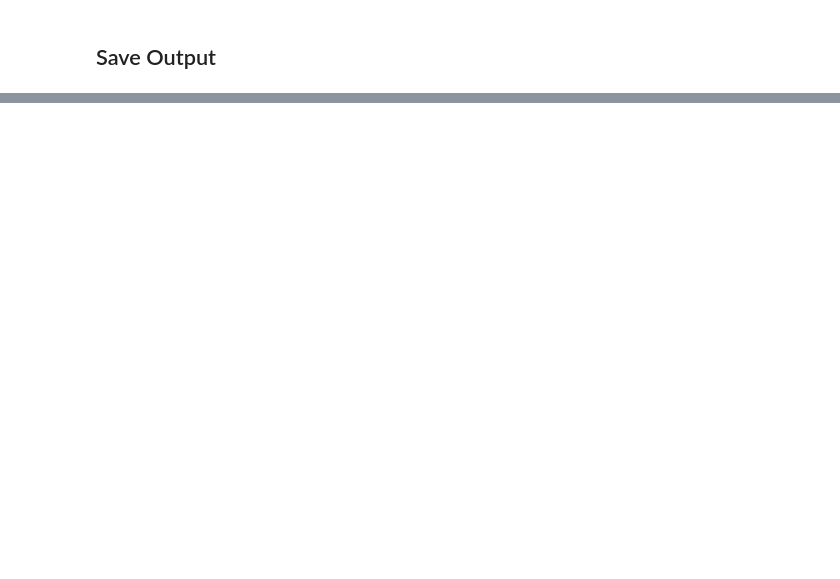
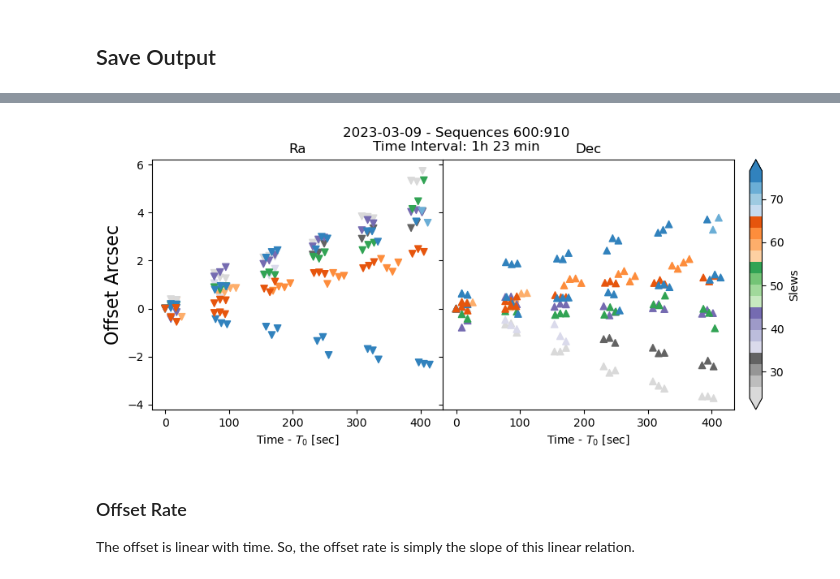
Before and after one commit to estevesjh/ComScratchStuff, a Jupyter notebook: starTracker/slewSettleTests/LVV-T2732_analysis_repeatability_9thMarch2023.ipynb, the cells around one changed output, grey strips where cells are left out. Drawn from its saved outputs; the diff is of its cells as text; code cells hidden in the pictures; blank space fills up the shorter version.

```diff
--- a/starTracker/slewSettleTests/LVV-T2732_analysis_repeatability_9thMarch2023.ipynb
+++ b/starTracker/slewSettleTests/LVV-T2732_analysis_repeatability_9thMarch2023.ipynb
@@ -330,0 +378,39 @@ out.to_csv('tmp/repeatability_%s.csv'%today)
+# %%
+def get_baseline(ycol, df=data):
+    groups = df['snakes'].to_numpy()
+    keys = [np.where(groups==gi)[0] for gi in groups]
+
+    yvec = df[ycol].to_numpy()
+    base = np.zeros_like(yvec)
+    for ix in keys:
+        base[ix] = yvec[ix][0]
+    return base
+# %%
+base_utc = get_baseline('UTC')
+dT = (data['UTC'] - base_utc).to_numpy().astype('timedelta64[s]').astype(np.int32)
+# %%
+fig, (ax1, ax2) = plt.subplots(1,2, figsize=(10,4), sharey='all')
+fig.subplots_adjust(wspace=0.)
+
+sel = (data['index'] >= 1) &(data['index'] <= 910)
+tt = (np.max(data.UTC[sel])-np.min(data.UTC[sel]))
+tlabel = 'Time Interval: %ih %i min'%(tt.components.hours, tt.components.minutes)
+title = '%s - Sequences 600:910\n'%today+tlabel
+
+im = ax1.scatter(dT[sel], res_ra[sel], marker='v', c=base_alt[sel], cmap='tab20c_r', label='Ra')
+ax2.scatter(dT[sel], res_dec[sel], marker='^', c=base_alt[sel], cmap='tab20c_r', label='Dec')
+
+ax1.set_title('Ra')
+ax2.set_title('Dec')
+ax1.set_ylabel('Offset Arcsec', fontsize=16)
+ax1.set_xlabel('Time - $T_0$ [sec]')
+ax2.set_xlabel('Time - $T_0$ [sec]')
+fig.suptitle(title)
+cb = fig.colorbar(im, label='Slews', ax=[ax1,ax2], location='right', fraction=0.05, pad=0.025, extend='both')
+fig.savefig('figures/offset_rate_%s.png'%today, dpi=100)
+# %% [output]
+[figure, added]
+# %% [markdown]
+### Offset Rate
+
+The offset is linear with time. So, the offset rate is simply the slope of this linear relation.
```
Also changed, not shown: parts of 22 cells of this notebook, 16 other files.
